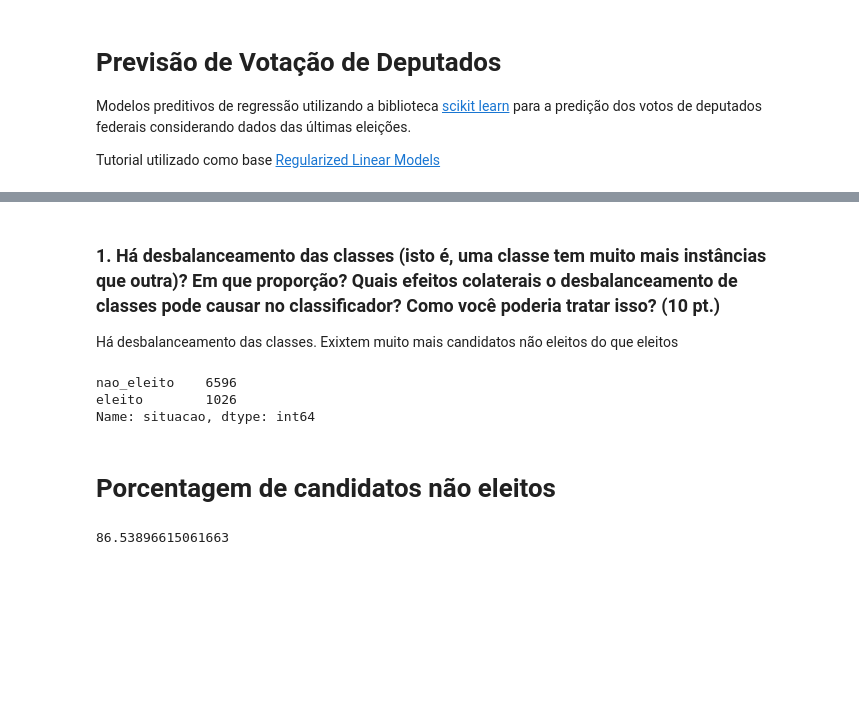
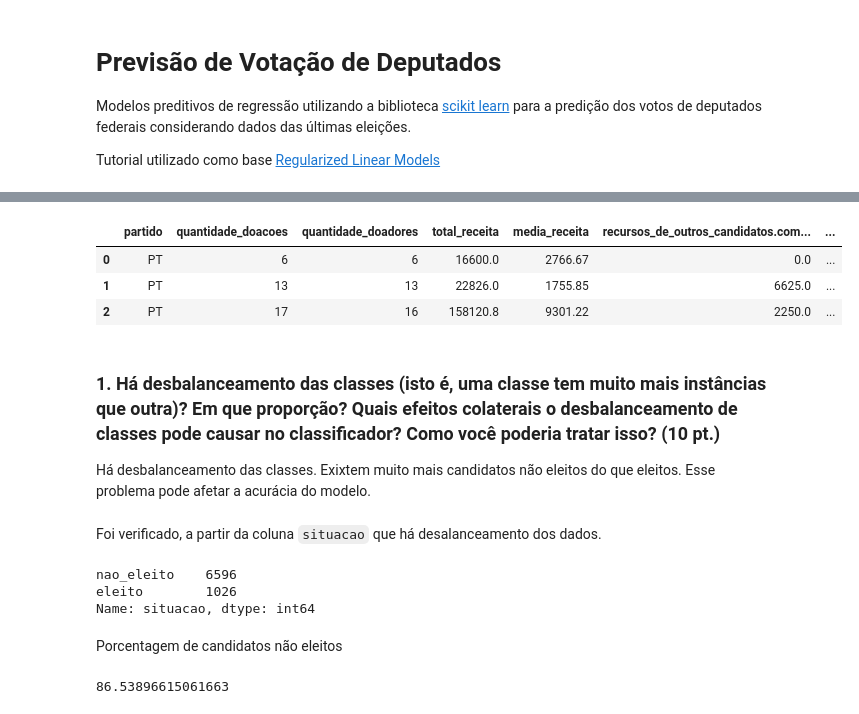
Before and after one commit to rayanarocha/machinelearning, a Jupyter notebook: previsão-de-votação-de-deputados/previsao_votacao_deputados.ipynb, the cells around one changed output, grey strips where cells are left out. Saved outputs shown, nothing was run; the diff lists cells and outputs as text; code cells hidden in the pictures; blank space fills up the shorter version.

```diff
--- a/previsão-de-votação-de-deputados/previsao_votacao_deputados.ipynb
+++ b/previsão-de-votação-de-deputados/previsao_votacao_deputados.ipynb
@@ -20,4 +24,3 @@ from scipy.stats.stats import pearsonr
 # %%
-df_train = pd.read_csv('train.csv')
+train = pd.read_csv('train.csv')
 test = pd.read_csv('test.csv')
-#sample = pd.read_csv('sample_submission.csv')
@@ -28,5 +67,16 @@ test.head(3)
+# %%
+x_train = train.loc[:,'partido':'ocupacao']
+x_test = test.loc[:,'partido':'ocupacao']
+x_train.head(3)
+# %% [output]
+|  | partido | quantidade_doacoes | quantidade_doadores | total_receita | media_receita | recursos_de_outros_candidatos.com... | ... |
+| 0 | PT | 6 | 6 | 16600.0 | 2766.67 | 0.0 | ... |
+| 1 | PT | 13 | 13 | 22826.0 | 1755.85 | 6625.0 | ... |
+| 2 | PT | 17 | 16 | 158120.8 | 9301.22 | 2250.0 | ... |
 # %% [markdown]
 ### 1. Há desbalanceamento das classes (isto é, uma classe tem muito mais instâncias que outra)? Em que proporção? Quais efeitos colaterais o desbalanceamento de classes pode causar no classificador? Como você poderia tratar isso? (10 pt.)
 
-Há desbalanceamento das classes. Exixtem muito mais candidatos não eleitos do que eleitos
+Há desbalanceamento das classes. Exixtem muito mais candidatos não eleitos do que eleitos. Esse problema pode afetar a acurácia do modelo.
+# %% [markdown]
+Foi verificado, a partir da coluna `situacao` que há desalanceamento dos dados.
 # %%
@@ -36,5 +86,5 @@ nao_eleito    6596
 eleito        1026
 Name: situacao, dtype: int64
 # %% [markdown]
-# Porcentagem de candidatos não eleitos
+Porcentagem de candidatos não eleitos
 # %%
```
Also changed, not shown: parts of 180 cells of this notebook.
